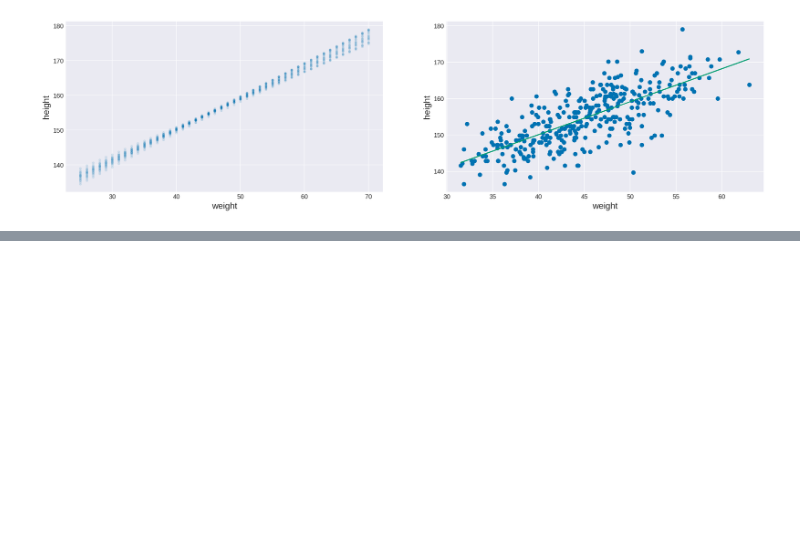
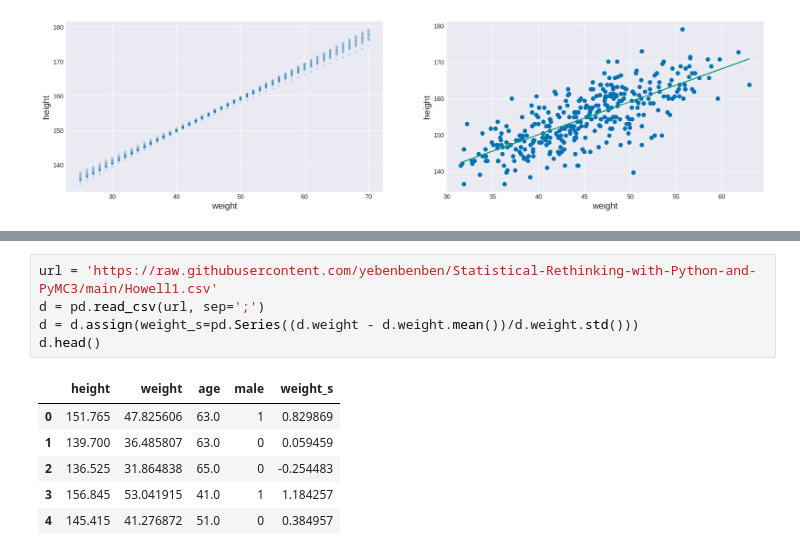
Before and after one commit to yebenbenben/Statistical-Rethinking-with-Python-and-PyMC3, a Jupyter notebook: Ch4.ipynb, the cells around one changed output, grey strips where cells are left out. Drawn from its saved outputs; the diff is of its cells as text; blank space fills up the shorter version.

```diff
--- a/Ch4.ipynb
+++ b/Ch4.ipynb
@@ -158,0 +169,12 @@ plt.xlim(d2.weight[:N].min(), d2.weight[:N].max());
+# %%
+url = 'https://raw.githubusercontent.com/yebenbenben/Statistical-Rethinking-with-Python-and-PyMC3/main/Howell1.csv'
+d = pd.read_csv(url, sep=';')
+d = d.assign(weight_s=pd.Series((d.weight - d.weight.mean())/d.weight.std()))
+d.head()
+# %% [output]
+|  | height | weight | age | male | weight_s |
+| 0 | 151.765 | 47.825606 | 63.0 | 1 | 0.829869 |
+| 1 | 139.700 | 36.485807 | 63.0 | 0 | 0.059459 |
+| 2 | 136.525 | 31.864838 | 65.0 | 0 | -0.254483 |
+| 3 | 156.845 | 53.041915 | 41.0 | 1 | 1.184257 |
+| 4 | 145.415 | 41.276872 | 51.0 | 0 | 0.384957 |
```
Also changed, not shown: parts of 15 cells of this notebook.
